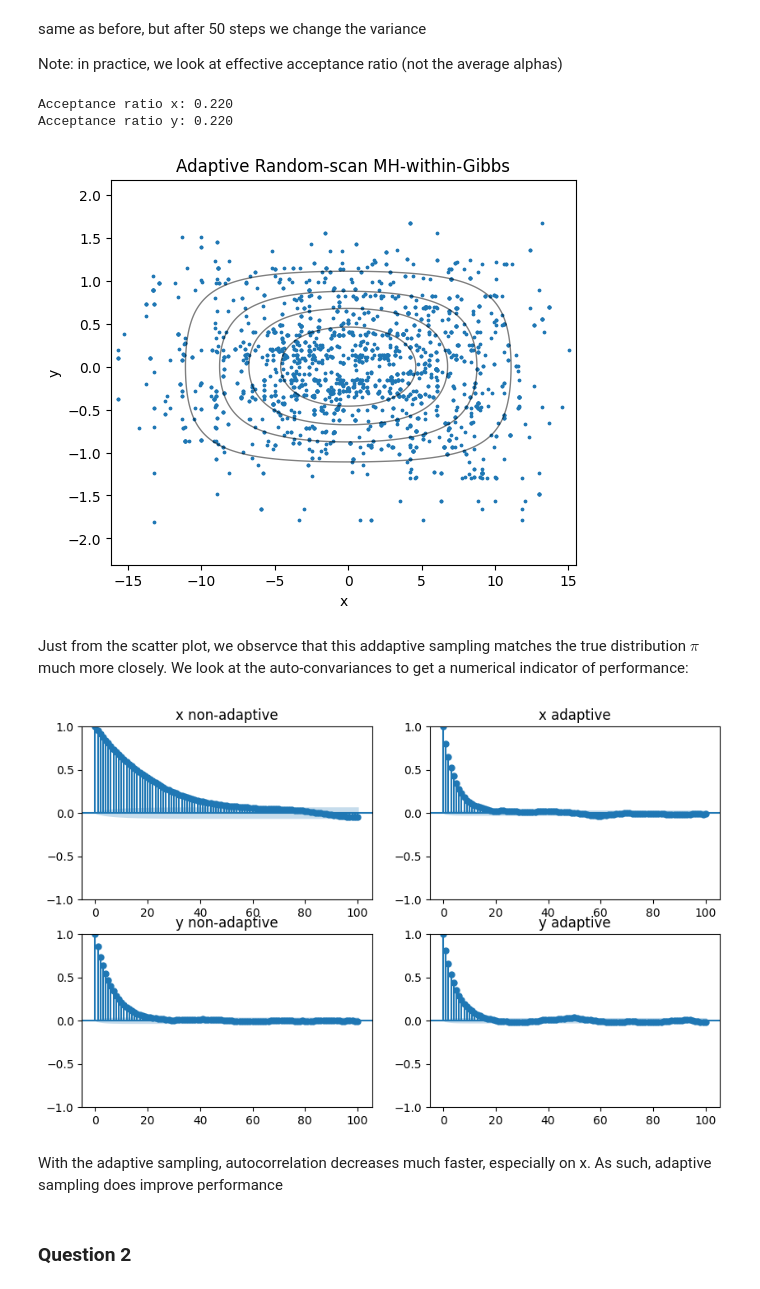
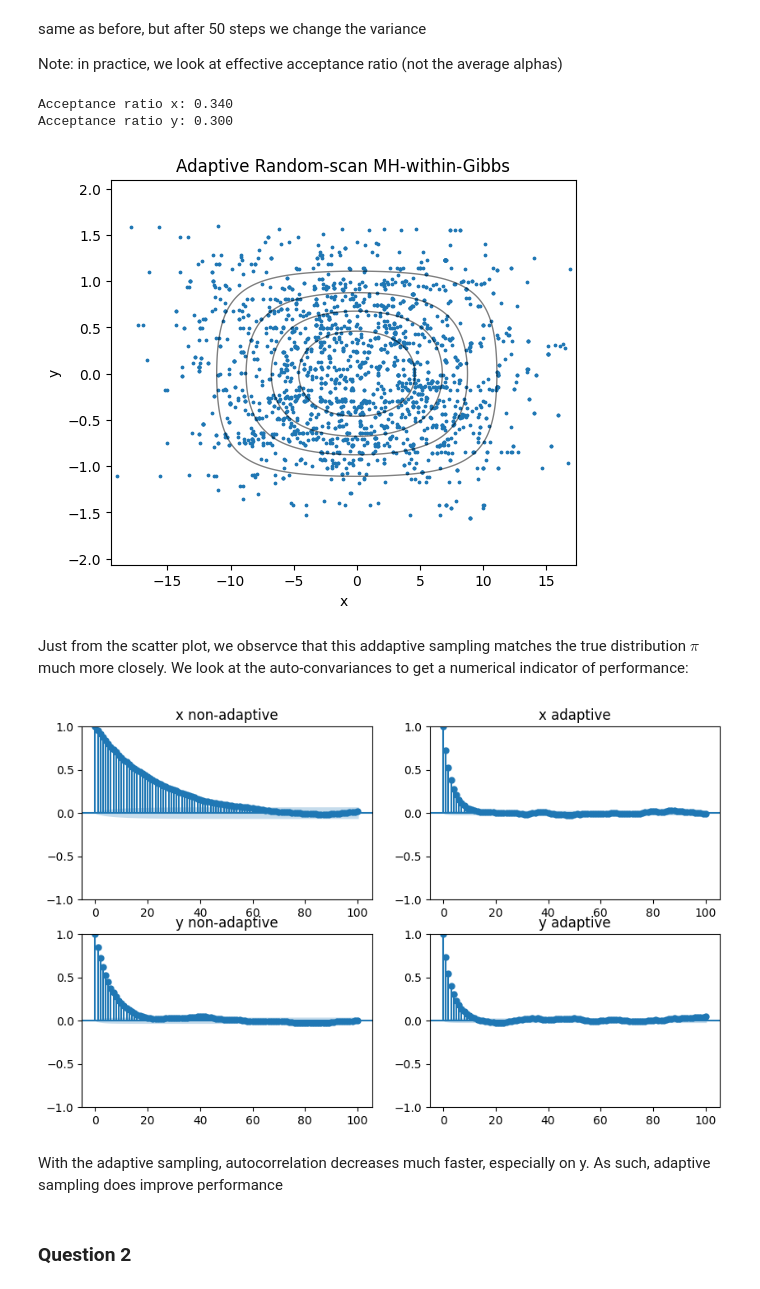
Before and after one commit to T-prog123/MVA_code, a Jupyter notebook: computational_statistics/tp4_computational_statistics.ipynb, the cells around one changed output. Cells and saved outputs as stored; diff of their text form; code cells hidden in the pictures.

```diff
--- a/computational_statistics/tp4_computational_statistics.ipynb
+++ b/computational_statistics/tp4_computational_statistics.ipynb
@@ -191,44 +175,43 @@ def adaptive_MH_with_gibs(sigma_1, sigma_2, pi, N_batches, return_acceptance_rat
     x_list.append(x)
     y_list.append(y)
 
     for j in range(1, N_batches + 1):
         count_x_accepted = 0
         count_y_accepted = 0
 
         for _ in range(N_steps):
             x_old, y_old = x, y
 
-            if np.random.rand() < 0.5:
-                x, y = sample_P1(x, y, sigma_1, pi)
-                if x != x_old:
-                    count_x_accepted += 1
-            else:
-                x, y = sample_P2(x, y, sigma_2, pi)
-                if y != y_old:
-                    count_y_accepted += 1
+            x, y = sample_P1(x, y, sigma_1, pi)
+            if x != x_old:
+                count_x_accepted += 1
+
+            x, y = sample_P2(x, y, sigma_2, pi)
+            if y != y_old:
+                count_y_accepted += 1
 
             x_list.append(x)
             y_list.append(y)
 
         x_acceptance_ratio = count_x_accepted / N_steps
         y_acceptance_ratio = count_y_accepted / N_steps
 
         sigma_j = min(0.05, j**(-0.5))
         sigma_1, sigma_2 = update_variance(
             sigma_1, sigma_2, x_acceptance_ratio, y_acceptance_ratio, sigma_j, golden_ratio
         )
     if return_acceptance_ratio:
         return x_list, y_list, x_acceptance_ratio, y_acceptance_ratio
     else:
         return x_list, y_list
 
 sigma_1 = 3
 sigma_2 = 3
 plot_sampler(adaptive_MH_with_gibs, pi, sigma_1, sigma_2,N_steps= 2000//50, title="Adaptive Random-scan MH-within-Gibbs")
 # %% [output]
-Acceptance ratio x: 0.220
-Acceptance ratio y: 0.220
+Acceptance ratio x: 0.340
+Acceptance ratio y: 0.300
-[figure, old version]
+[figure, new version]
 # %% [markdown]
 Just from the scatter plot, we observce that this addaptive sampling matches the true distribution $\pi$ much more closely. We look at the auto-convariances to get a numerical indicator of performance:
 # %%
@@ -261,9 +244,9 @@ sigma_1 = 3
 sigma_2 = 3
 compare_acf(MH_with_gibs, adaptive_MH_with_gibs, sigma_1, sigma_2, pi)
 # %% [output]
-[figure, old version]
+[figure, new version]
 # %% [markdown]
-With the adaptive sampling, autocorrelation decreases much faster, especially on x. As such, adaptive sampling does improve performance
+With the adaptive sampling, autocorrelation decreases much faster, especially on y. As such, adaptive sampling does improve performance
 # %% [markdown]
 ### Question 2
 # %%
```
Also changed, not shown: parts of 16 cells of this notebook.
